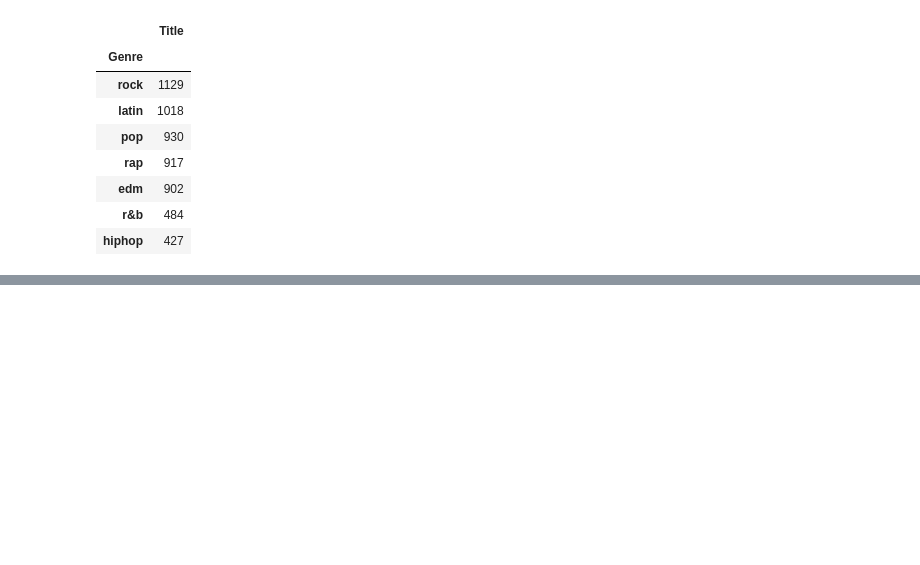
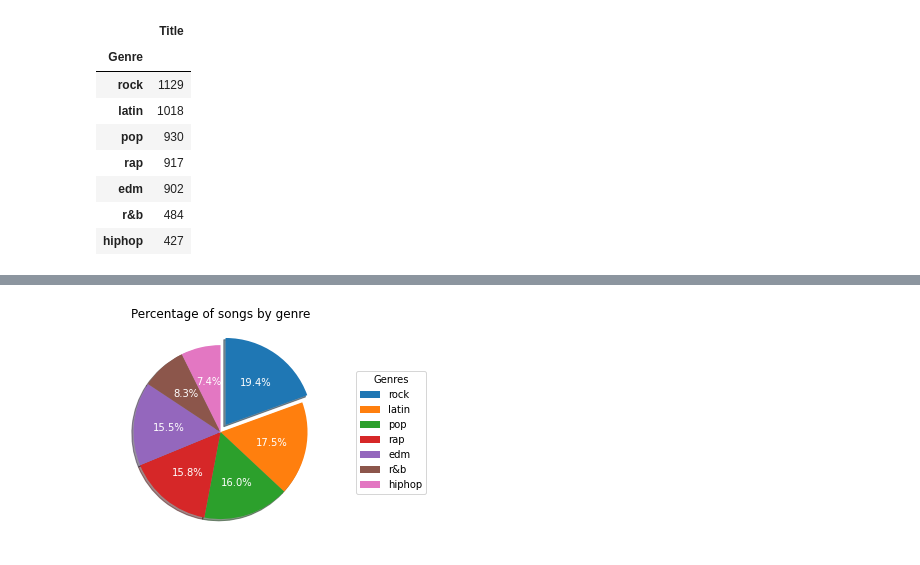
Before and after one commit to santiago-giordano/spotifydataproject, a Jupyter notebook: spotifydf.ipynb, the cells around one changed output, grey strips where cells are left out. Saved outputs shown, nothing was run; the diff lists cells and outputs as text; code cells hidden in the pictures; blank space fills up the shorter version.

```diff
--- a/spotifydf.ipynb
+++ b/spotifydf.ipynb
@@ -230,6 +237,10 @@ print(spot['years_since_release'].mean(), 'años (promedio total)')
 # %%
 #Cantidad de canciones por género ordenados de manera descendente
-spot.pivot_table(index='Genre', aggfunc='count', values='Title').sort_values(by='Title', ascending=False)
+spot_genre_count = spot.pivot_table(index='Genre',
+                                    aggfunc='count',
+                                    values='Title').sort_values(by='Title',
+                                                                ascending=False)
+spot_genre_count
 # %% [output]
 |  | Title |
 | Genre |  |
@@ -262,0 +329,22 @@ spot_genre_afeat.to_excel("spot_genre_afeat.xlsx", sheet_name='Spotify Audio Fea
+# %%
+#Se convierte el index en columna
+spot_genre_count.reset_index(inplace=True)
+# %%
+#Se genera un gráfico de torta mostrando la cantidad de canciones por género
+plt.pie(spot_genre_count['Title'],
+        labels=spot_genre_count['Genre'],
+        explode=explode,
+        autopct='%1.1f%%',
+        shadow=True,
+        startangle=90,
+        counterclock=False,
+        textprops=dict(color="w"))
+explode = (0.1, 0, 0, 0, 0, 0 , 0)
+plt.title('Percentage of songs by genre')
+plt.legend(spot_genre_count['Genre'],
+           loc='center left',
+           bbox_to_anchor=(1.1, 0.5),
+           title='Genres')
+plt.show()
+# %% [output]
+[figure, added]
```
Also changed, not shown: parts of 14 cells of this notebook.
